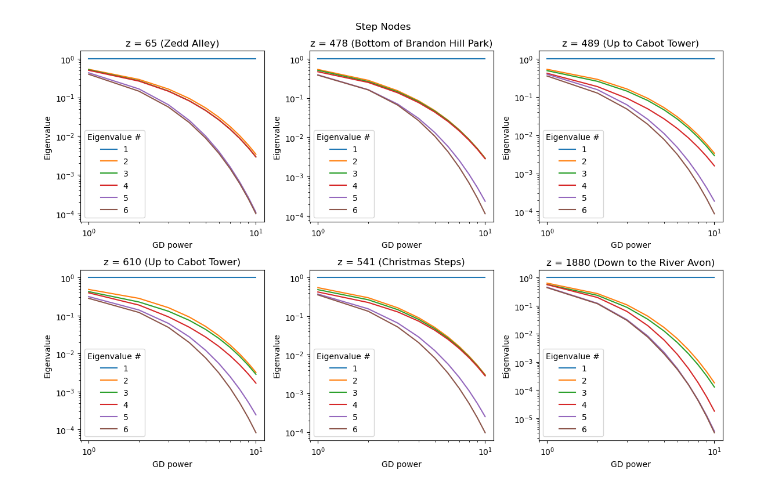
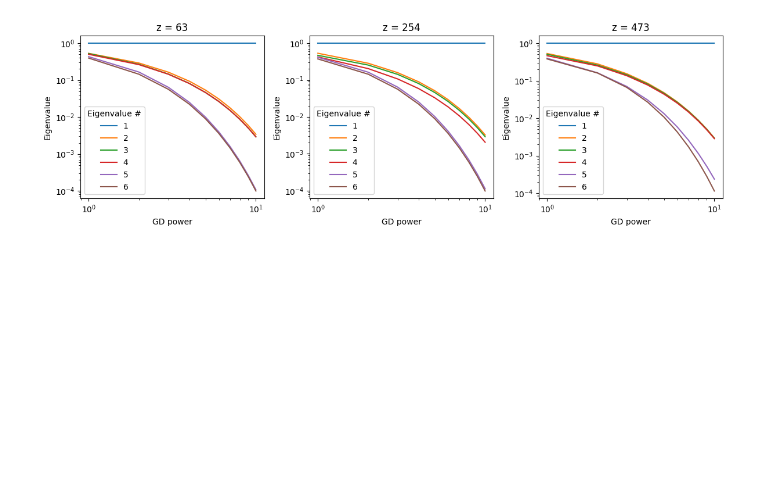
Before and after one commit to hsansford1/LASE, a Jupyter notebook: real_eig_decay.ipynb, the cells around one changed output. Cells and saved outputs as stored; diff of their text form; code cells hidden in the pictures; blank space fills up the shorter version.

```diff
--- a/real_eig_decay.ipynb
+++ b/real_eig_decay.ipynb
@@ -28,7 +26,7 @@ def node_finder(nodes, edges, filter: list[bool], type = 'edges'):
 def local_eigenvalues_gd(A, z, local_strength, m=6):
 
     n = A.shape[0]
-    G = nx.from_numpy_matrix(A)
+    G = nx.from_numpy_array(A)
     D = dict(nx.shortest_path_length(G))
 
     eigvals = np.zeros((len(local_strength), m))
@@ -151,10 +71,0 @@ eigs_1 = local_eigenvalues_gd(A, 65, gd_power, m=10)
-# %%
-%matplotlib inline
-
-plt.xscale('log')
-plt.yscale('log')
-plt.xlabel('GD power')
-plt.ylabel('Eigenvalue')
-for i in range(6):
-    plt.plot(gd_power, eigs_1[:,i]/eigs_1[:,0], label= i+1)
-plt.legend(title='Eigenvalue #')
@@ -348,80 +198,46 @@ plt.show()
 # %%
 # Step nodes
-z_nodes = [65, 478, 489, 610, 541, 1880]
+gd_power = np.linspace(1,10,10)
+z_nodes = [63, 254, 473]
 
 eigs_1 = local_eigenvalues_gd(A, z_nodes[0], gd_power, m=10)
 eigs_2 = local_eigenvalues_gd(A, z_nodes[1], gd_power, m=10)
 eigs_3 = local_eigenvalues_gd(A, z_nodes[2], gd_power, m=10)
-eigs_4 = local_eigenvalues_gd(A, z_nodes[3], gd_power, m=10)
-eigs_5 = local_eigenvalues_gd(A, z_nodes[4], gd_power, m=10)
-eigs_6 = local_eigenvalues_gd(A, z_nodes[5], gd_power, m=10)
 # %%
 %matplotlib inline
 
-fig, axs = plt.subplots(2, 3, figsize=(12, 8))
+fig, axs = plt.subplots(1, 3, figsize=(12, 4))
 
 # Plot 1: eigs_1
 for i in range(6):
-    axs[0, 0].plot(gd_power, eigs_1[:, i] / eigs_1[:, 0], label=i + 1)
-axs[0, 0].set_title(r'z = {} (Zedd Alley)'.format(z_nodes[0]))
-axs[0, 0].set_xlabel('GD power')
-axs[0, 0].set_ylabel('Eigenvalue')
-axs[0, 0].set_xscale('log')
-axs[0, 0].set_yscale('log')
-axs[0, 0].legend(title='Eigenvalue #')
+    axs[0].plot(gd_power, eigs_1[:, i]/eigs_1[:,0], label=i + 1)
+axs[0].set_title(r'z = {}'.format(z_nodes[0]))
+axs[0].set_xlabel('GD power')
+axs[0].set_ylabel('Eigenvalue')
+axs[0].set_xscale('log')
+axs[0].set_yscale('log')
+axs[0].legend(title='Eigenvalue #', loc='lower left')
 
 # Plot 2: eigs_2
 for i in range(6):
-    axs[0, 1].plot(gd_power, eigs_2[:, i] / eigs_2[:, 0], label=i + 1)
-axs[0, 1].set_title(r'z = {} (Bottom of Brandon Hill Park)'.format(z_nodes[1]))
-axs[0, 1].set_xlabel('GD power')
-axs[0, 1].set_ylabel('Eigenvalue')
-axs[0, 1].set_xscale('log')
-axs[0, 1].set_yscale('log')
-axs[0, 1].legend(title='Eigenvalue #')
+    axs[1].plot(gd_power, eigs_2[:, i]/eigs_2[:,0], label=i + 1)
+axs[1].set_title(r'z = {}'.format(z_nodes[1]))
+axs[1].set_xlabel('GD power')
+axs[1].set_ylabel('Eigenvalue')
+axs[1].set_xscale('log')
+axs[1].set_yscale('log')
+axs[1].legend(title='Eigenvalue #', loc='lower left')
 
 # Plot 3: eigs_3
 for i in range(6):
-    axs[0, 2].plot(gd_power, eigs_3[:, i] / eigs_3[:, 0], label=i + 1)
-axs[0, 2].set_title(r'z = {} (Up to Cabot Tower)'.format(z_nodes[2]))
-axs[0, 2].set_xlabel('GD power')
-axs[0, 2].set_ylabel('Eigenvalue')
-axs[0, 2].set_xscale('log')
-axs[0, 2].set_yscale('log')
-axs[0, 2].legend(title='Eigenvalue #')
+    axs[2].plot(gd_power, eigs_3[:, i]/eigs_3[:,0], label=i + 1)
+axs[2].set_title(r'z = {}'.format(z_nodes[2]))
+axs[2].set_xlabel('GD power')
+axs[2].set_ylabel('Eigenvalue')
+axs[2].set_xscale('log')
+axs[2].set_yscale('log')
+axs[2].legend(title='Eigenvalue #', loc='lower left')
 
-# Plot 4: eigs_4
-for i in range(6):
-    axs[1, 0].plot(gd_power, eigs_4[:, i] / eigs_4[:, 0], label=i + 1)
-axs[1, 0].set_title(r'z = {} (Up to Cabot Tower)'.format(z_nodes[3]))
-axs[1, 0].set_xlabel('GD power')
-axs[1, 0].set_ylabel('Eigenvalue')
-axs[1, 0].set_xscale('log')
-axs[1, 0].set_yscale('log')
-axs[1, 0].legend(title='Eigenvalue #')
-
-# Plot 5: eigs_5
-for i in range(6):
-    axs[1, 1].plot(gd_power, eigs_5[:, i] / eigs_5[:, 0], label=i + 1)
-axs[1, 1].set_title(r'z = {} (Christmas Steps)'.format(z_nodes[4]))
-axs[1, 1].set_xlabel('GD power')
-axs[1, 1].set_ylabel('Eigenvalue')
-axs[1, 1].set_xscale('log')
-axs[1, 1].set_yscale('log')
-axs[1, 1].legend(title='Eigenvalue #')
-
-# Plot 6: eigs_6
-for i in range(6):
-    axs[1, 2].plot(gd_power, eigs_6[:, i] / eigs_6[:, 0], label=i + 1)
-axs[1, 2].set_title(r'z = {} (Down to the River Avon)'.format(z_nodes[5]))
-axs[1, 2].set_xlabel('GD power')
-axs[1, 2].set_ylabel('Eigenvalue')
-axs[1, 2].set_xscale('log')
-axs[1, 2].set_yscale('log')
-axs[1, 2].legend(title='Eigenvalue #')
-
-plt.suptitle('Step Nodes')
-plt.tight_layout()
-plt.show()
+plt.tight_layout(rect=[0, 0, 1, 0.95])
 # %% [output]
-[figure, old version]
+[figure, new version]
```
Also changed, not shown: parts of 46 cells of this notebook.
